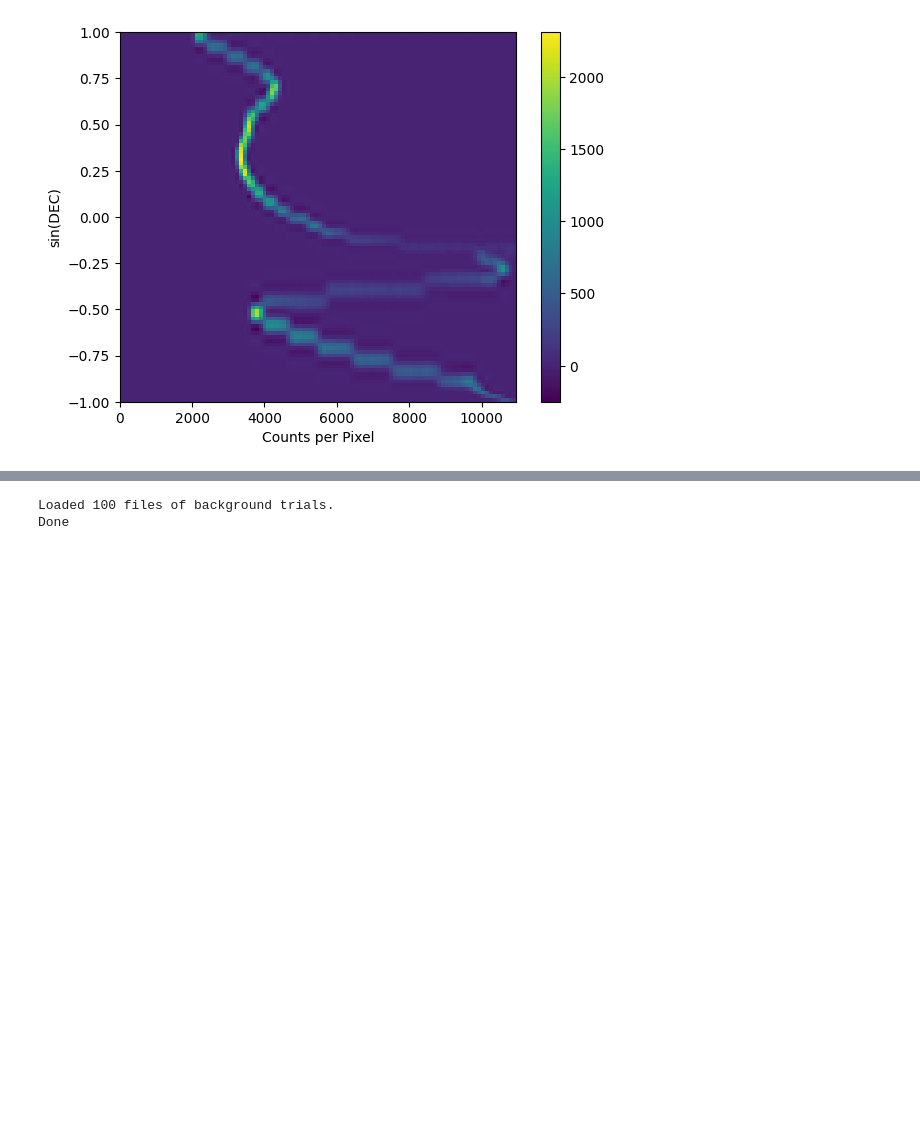
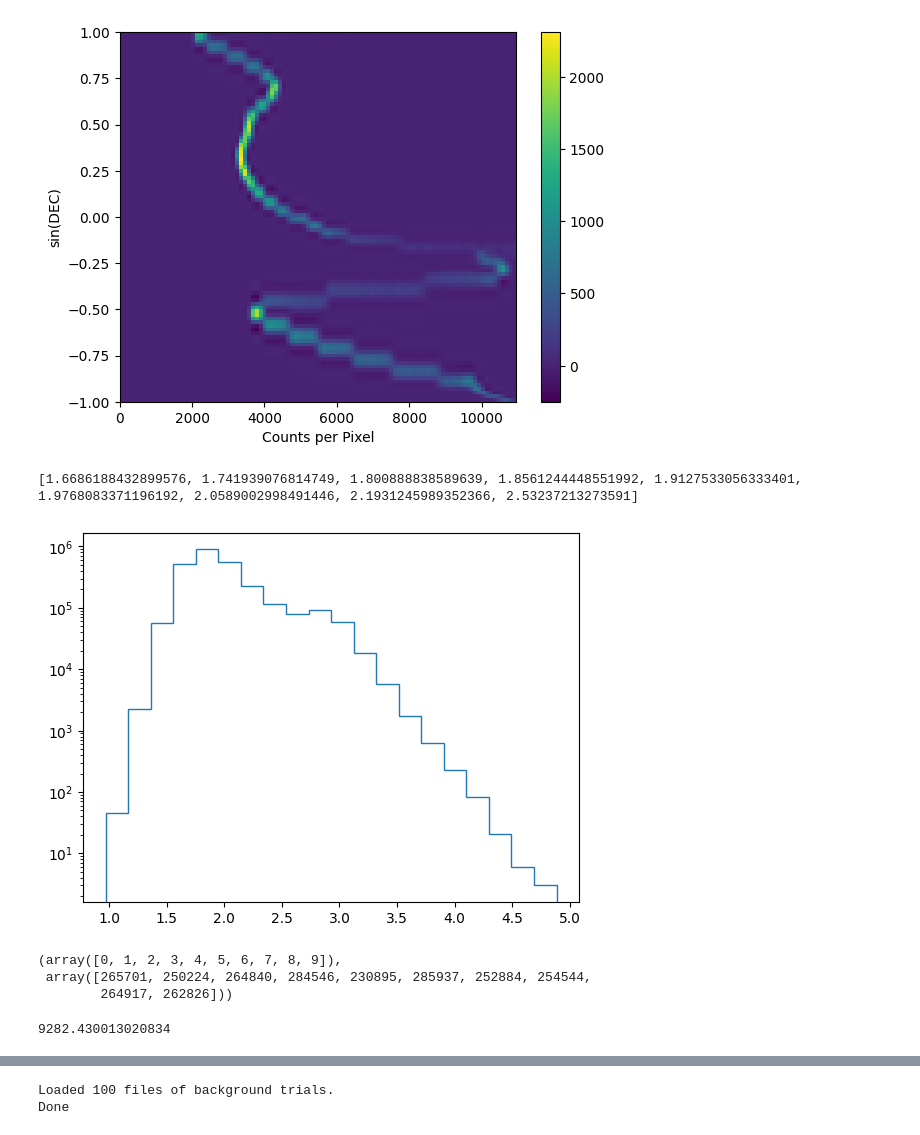
Before and after one commit to MACampana/BinnedTracks, a Jupyter notebook: NEW_BinnedAnalysis.ipynb, the cells around one changed output, grey strips where cells are left out. Saved outputs shown, nothing was run; the diff lists cells and outputs as text; code cells hidden in the pictures; blank space fills up the shorter version.

```diff
--- a/NEW_BinnedAnalysis.ipynb
+++ b/NEW_BinnedAnalysis.ipynb
@@ -1762,3 +1807,10 @@ plt.ylabel('sin(DEC)')
 plt.show()
 # %% [output]
 [figure]
+# %%
+file = 'data/level2/exp/Level2_06272020_exp.npy'
+data = np.load(file)
+
+mc = np.load('data/level2/sim/npy/Level2_sim.npy')
+
+weights = mc['oneweight'] * mc['true_energy']**(-2.7)
@@ -1764,0 +1829,24 @@ plt.show()
+# %%
+sort_q = np.sort(np.log10(data['qtot']))
+bin_event_size = int(len(sort_q) / 10)
+q_bins = [sort_q[i*bin_event_size] for i in range(1,10)]
+print(q_bins)
+# %% [output]
+[1.6686188432899576, 1.741939076814749, 1.800888838589639, 1.8561244448551992, 1.9127533056333401, 1.9768083371196192, 2.0589002998491446, 2.1931245989352366, 2.53237213273591]
+# %%
+plt.figure(facecolor='w')
+plt.hist(np.log10(data['qtot']), bins=20, histtype='step')
+plt.semilogy()
+plt.show()
+# %% [output]
+[figure, added]
+# %%
+np.unique(binds, return_counts=True)
+# %% [output]
+(array([0, 1, 2, 3, 4, 5, 6, 7, 8, 9]),
+ array([265701, 250224, 264840, 284546, 230895, 285937, 252884, 254544,
+        264917, 262826]))
+# %%
+250e3 / 2 * 365 * 10 / hp.nside2npix(64)
+# %% [output]
+9282.430013020834
```
Also changed, not shown: parts of 13 cells of this notebook.
